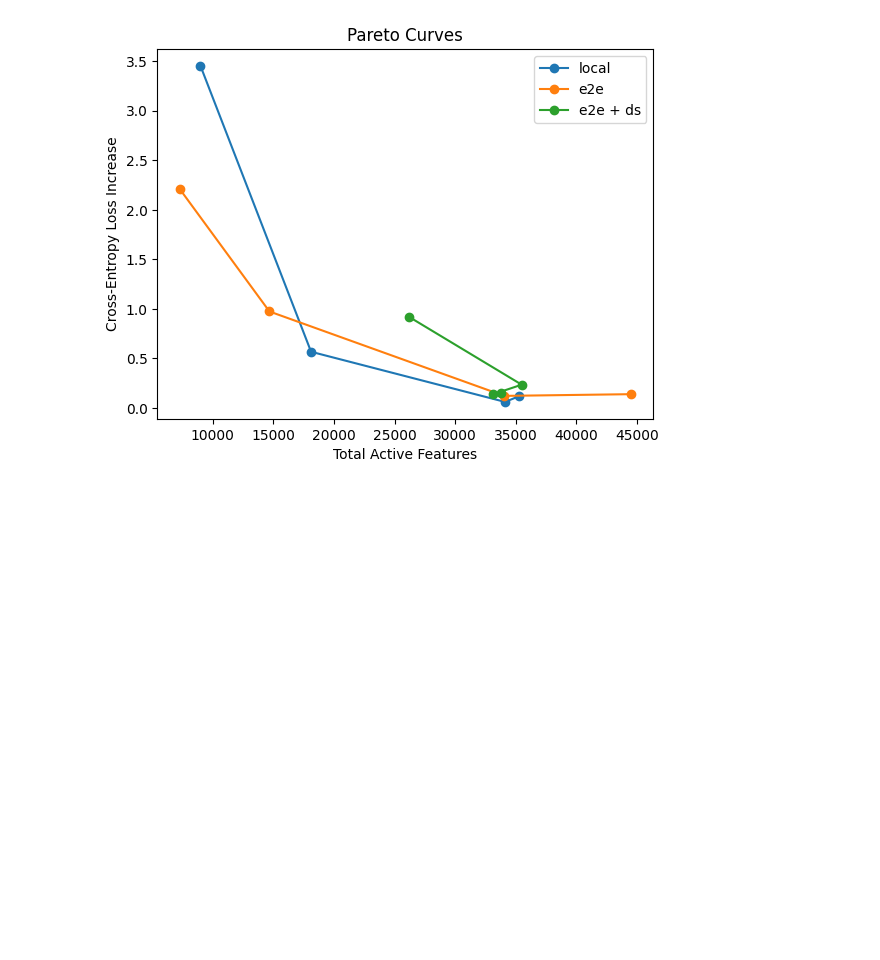
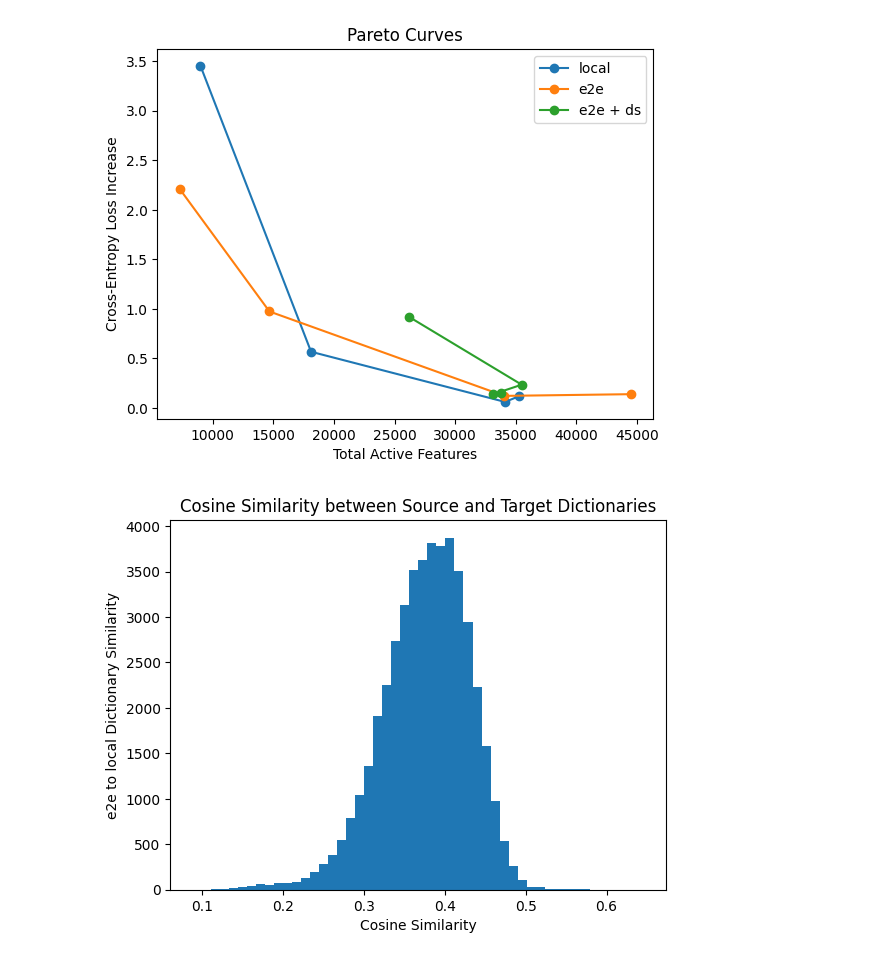
Before and after one commit to truth771/e2e-sae, a Jupyter notebook: main.ipynb, the cells around one changed output. Saved outputs shown, nothing was run; the diff lists cells and outputs as text; code cells hidden in the pictures; blank space fills up the shorter version.

```diff
--- a/main.ipynb
+++ b/main.ipynb
@@ -70,7 +68,7 @@ plots.plot_pareto_curves("gpt2", SAEParams(6, 60 * 768, None), train_loader, val
 # %%
 from sae.training.train import train
 
-model_local = train("gpt2", SAEParams(6, 60 * 768, "local"), train_loader, n_epochs=1, sparsity_weight=10e-2)
+model_local = train("gpt2", SAEParams(6, 60 * 768, "local"), train_loader, n_epochs=1, sparsity_weight=10e-4)
 model_ds = train("gpt2", SAEParams(6, 60 * 768, "e2e + ds"), train_loader, n_epochs=1, sparsity_weight=10e-2)
 model_e2e = train("gpt2", SAEParams(6, 60 * 768, "e2e"), train_loader, n_epochs=1, sparsity_weight=10e-2)
 # %%
@@ -80,3 +78,5 @@ from sae.eval.plots import plot_cosine_similarity
 # %%
-plot_cosine_similarity("local", "e2e", model_local.transformer.sae.encoder.weight.data, model_e2e.transformer.sae.encoder.weight.data)
+plot_cosine_similarity("e2e", "local", model_e2e.transformer.sae.encoder.weight.data, model_local.transformer.sae.encoder.weight.data)
+# %% [output]
+[figure, added]
 # %%
```
Also changed, not shown: parts of 13 cells of this notebook.
